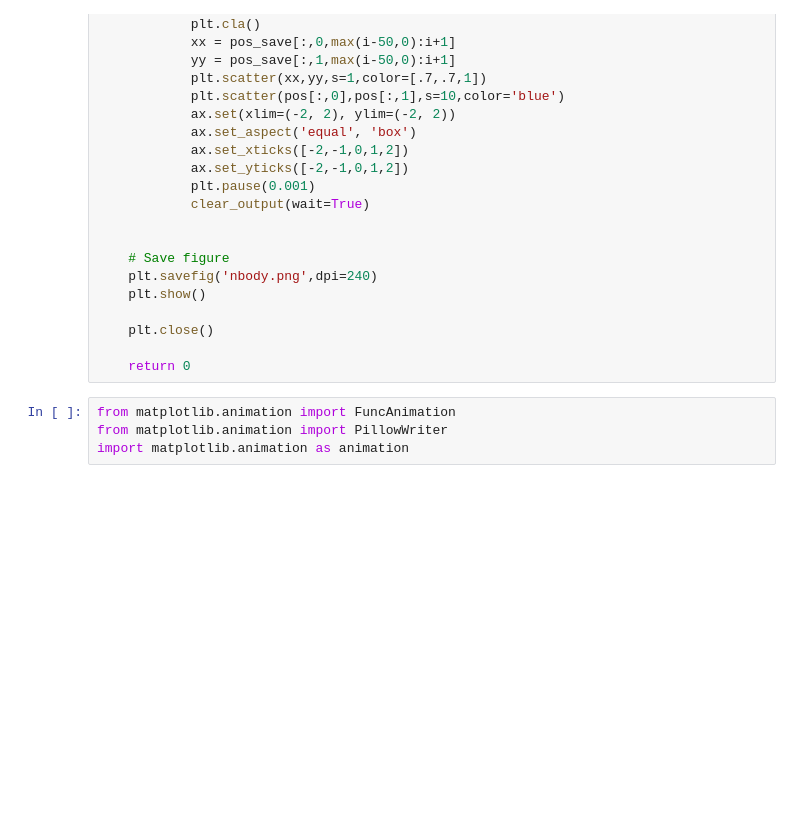
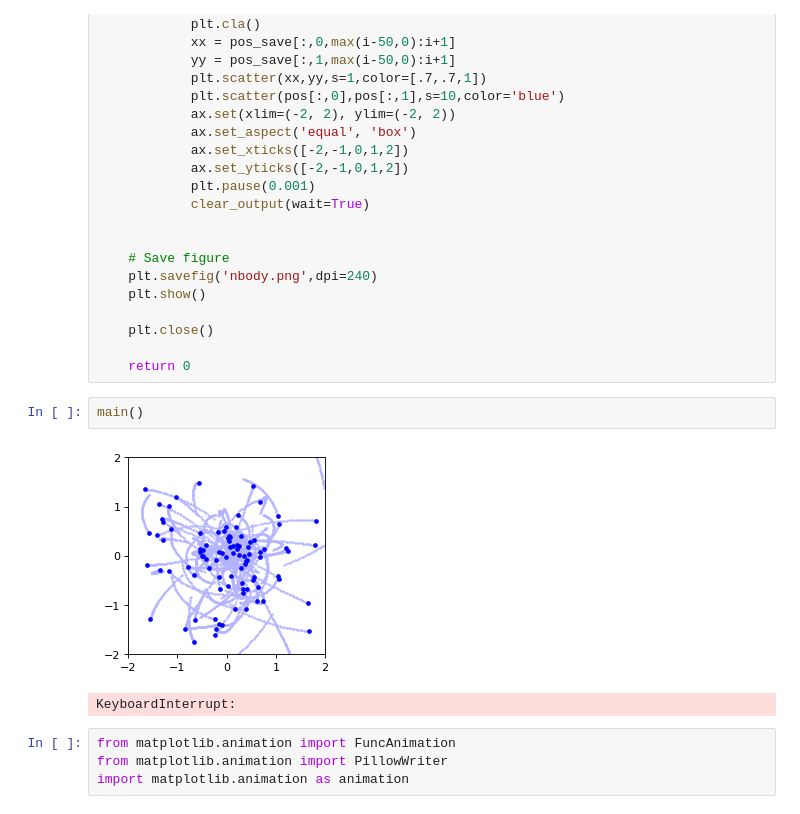
Before and after one commit to DoubleFFWasTaken/Progmod-med-Daniel, a Jupyter notebook: Hello_mannen/Jupter_version.ipynb, the cells around one changed output. Cells and saved outputs as stored; diff of their text form; blank space fills up the shorter version.

```diff
--- a/Hello_mannen/Jupter_version.ipynb
+++ b/Hello_mannen/Jupter_version.ipynb
@@ -178,6 +178,11 @@ def main():
 	plt.close()
 
 	return 0
+# %%
+main()
+# %% [output]
+[figure, added]
+KeyboardInterrupt:
 # %%
 from matplotlib.animation import FuncAnimation
 from matplotlib.animation import PillowWriter
```
Also changed, not shown: 1 other file.
